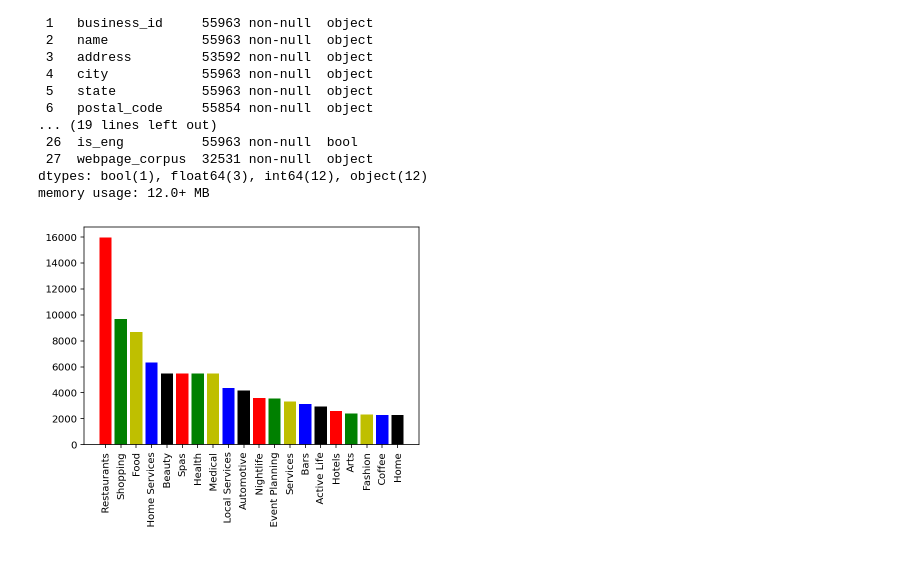
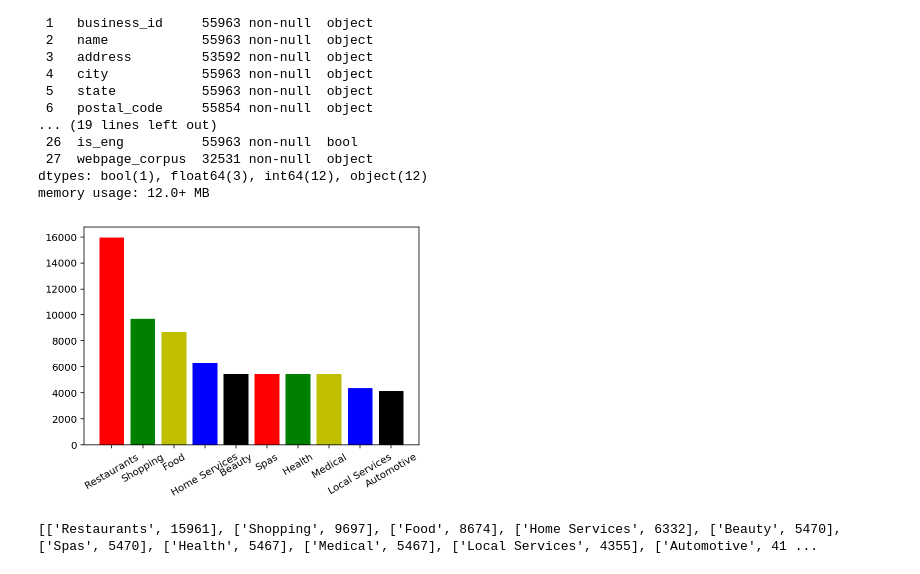
Before and after one commit to wliangxy/advertiser-quality-from-sites, a Jupyter notebook: source/baseline-category-classification.ipynb, the cells around one changed output. Drawn from its saved outputs; the diff is of its cells as text; code cells hidden in the pictures.

```diff
--- a/source/baseline-category-classification.ipynb
+++ b/source/baseline-category-classification.ipynb
@@ -71,19 +71,24 @@ df['categories'] = df['categories'].apply(lambda x: re.split('[,;&]', x))
 # %%
 Categories={}
 
 for x in df.categories:
     for cls in x:
         cls = cls.strip()
         if len(cls) < 2: continue
         if cls not in Categories: Categories[cls]=1
         else: Categories[cls]+=1
 
 All_categories=list(Categories.keys())
 classes=[[x,Categories[x]] for x in All_categories]
 classes=sorted(classes, key=lambda x: x[1], reverse=True)
-classes=classes[:20]
-
+all_classes = classes
+classes=classes[:10]
 plt.bar(range(len(classes)),[x[1] for x in classes] ,align='center', color='rgybk')
-plt.xticks(range(len(classes)), [x[0] for x in classes], rotation=90);
+plt.xticks(range(len(classes)), [x[0] for x in classes], rotation=30);
 # %% [output]
-[figure, old version]
+[figure, new version]
+# %%
+all_classes=sorted(all_classes, key=lambda x: x[1], reverse=True)
+print(all_classes)
+# %% [output]
+[['Restaurants', 15961], ['Shopping', 9697], ['Food', 8674], ['Home Services', 6332], ['Beauty', 5470], ['Spas', 5470], ['Health', 5467], ['Medical', 5467], ['Local Services', 4355], ['Automotive', 41 ...
```
Also changed, not shown: parts of 14 cells of this notebook.
